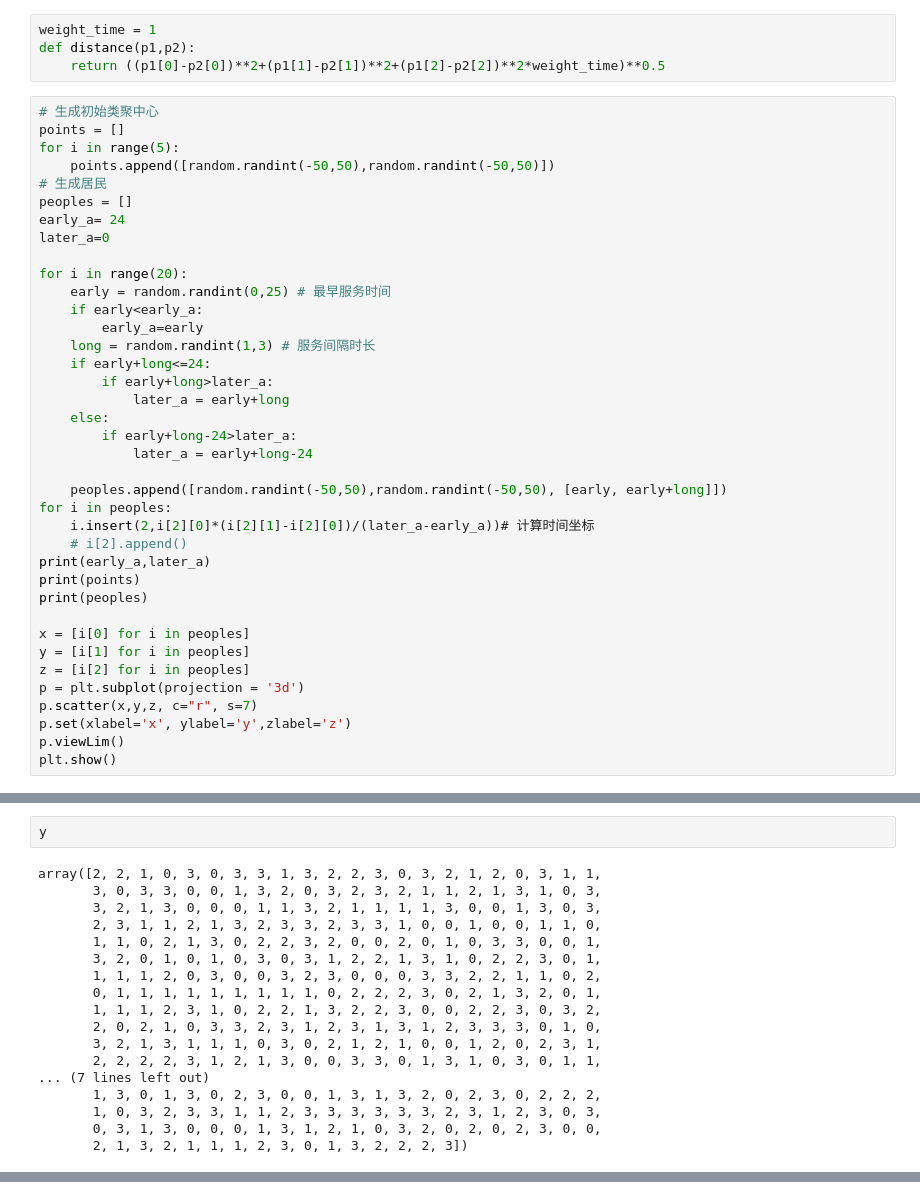
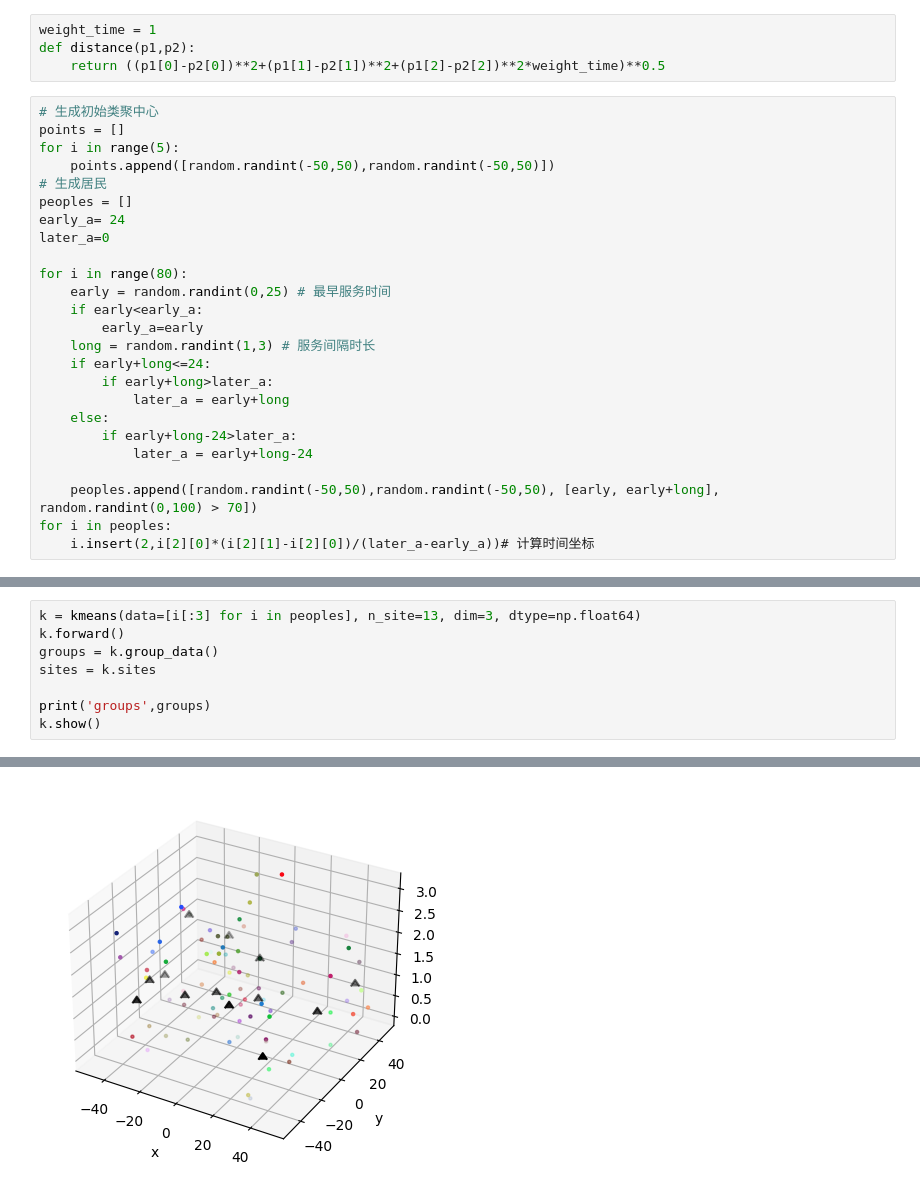
Before and after one commit to xingshuyin/lhy, a Jupyter notebook: 疫情环境下生鲜配送的选址.ipynb, the cells around one changed output, grey strips where cells are left out. Saved outputs shown, nothing was run; the diff lists cells and outputs as text.

```diff
--- a/疫情环境下生鲜配送的选址.ipynb
+++ b/疫情环境下生鲜配送的选址.ipynb
@@ -20,7 +104,7 @@ peoples = []
 early_a= 24
 later_a=0
 
-for i in range(20):
+for i in range(80):
     early = random.randint(0,25) # 最早服务时间
     if early<early_a:
         early_a=early
@@ -32,19 +116,6 @@ for i in range(20):
         if early+long-24>later_a:
             later_a = early+long-24
 
-    peoples.append([random.randint(-50,50),random.randint(-50,50), [early, early+long]])
+    peoples.append([random.randint(-50,50),random.randint(-50,50), [early, early+long], random.randint(0,100) > 70])
 for i in peoples:
     i.insert(2,i[2][0]*(i[2][1]-i[2][0])/(later_a-early_a))# 计算时间坐标
-    # i[2].append()
-print(early_a,later_a)
-print(points)
-print(peoples)
-
-x = [i[0] for i in peoples]
-y = [i[1] for i in peoples]
-z = [i[2] for i in peoples]
-p = plt.subplot(projection = '3d')
-p.scatter(x,y,z, c="r", s=7)
-p.set(xlabel='x', ylabel='y',zlabel='z')
-p.viewLim()
-plt.show()
@@ -89,20 +122,9 @@ print(y)
-# %%
-y
-# %% [output]
-array([2, 2, 1, 0, 3, 0, 3, 3, 1, 3, 2, 2, 3, 0, 3, 2, 1, 2, 0, 3, 1, 1,
-       3, 0, 3, 3, 0, 0, 1, 3, 2, 0, 3, 2, 3, 2, 1, 1, 2, 1, 3, 1, 0, 3,
-       3, 2, 1, 3, 0, 0, 0, 1, 1, 3, 2, 1, 1, 1, 1, 3, 0, 0, 1, 3, 0, 3,
-       2, 3, 1, 1, 2, 1, 3, 2, 3, 3, 2, 3, 3, 1, 0, 0, 1, 0, 0, 1, 1, 0,
-       1, 1, 0, 2, 1, 3, 0, 2, 2, 3, 2, 0, 0, 2, 0, 1, 0, 3, 3, 0, 0, 1,
-       3, 2, 0, 1, 0, 1, 0, 3, 0, 3, 1, 2, 2, 1, 3, 1, 0, 2, 2, 3, 0, 1,
-       1, 1, 1, 2, 0, 3, 0, 0, 3, 2, 3, 0, 0, 0, 3, 3, 2, 2, 1, 1, 0, 2,
-       0, 1, 1, 1, 1, 1, 1, 1, 1, 1, 0, 2, 2, 2, 3, 0, 2, 1, 3, 2, 0, 1,
-       1, 1, 1, 2, 3, 1, 0, 2, 2, 1, 3, 2, 2, 3, 0, 0, 2, 2, 3, 0, 3, 2,
-       2, 0, 2, 1, 0, 3, 3, 2, 3, 1, 2, 3, 1, 3, 1, 2, 3, 3, 3, 0, 1, 0,
-       3, 2, 1, 3, 1, 1, 1, 0, 3, 0, 2, 1, 2, 1, 0, 0, 1, 2, 0, 2, 3, 1,
-       2, 2, 2, 2, 3, 1, 2, 1, 3, 0, 0, 3, 3, 0, 1, 3, 1, 0, 3, 0, 1, 1,
-... (7 lines left out)
-       1, 3, 0, 1, 3, 0, 2, 3, 0, 0, 1, 3, 1, 3, 2, 0, 2, 3, 0, 2, 2, 2,
-       1, 0, 3, 2, 3, 3, 1, 1, 2, 3, 3, 3, 3, 3, 3, 2, 3, 1, 2, 3, 0, 3,
-       0, 3, 1, 3, 0, 0, 0, 1, 3, 1, 2, 1, 0, 3, 2, 0, 2, 0, 2, 3, 0, 0,
-       2, 1, 3, 2, 1, 1, 1, 2, 3, 0, 1, 3, 2, 2, 2, 3])
+# %%
+k = kmeans(data=[i[:3] for i in peoples], n_site=13, dim=3, dtype=np.float64)
+k.forward()
+groups = k.group_data()
+sites = k.sites
+
+print('groups',groups)
+k.show()
+# %% [output]
@@ -108,0 +148 @@ array([2, 2, 1, 0, 3, 0, 3, 3, 1, 3, 2, 2, 3, 0, 3, 2, 1, 2, 0, 3, 1, 1,
+[figure, added]
```
Also changed, not shown: parts of 9 cells of this notebook, 1 other file.
